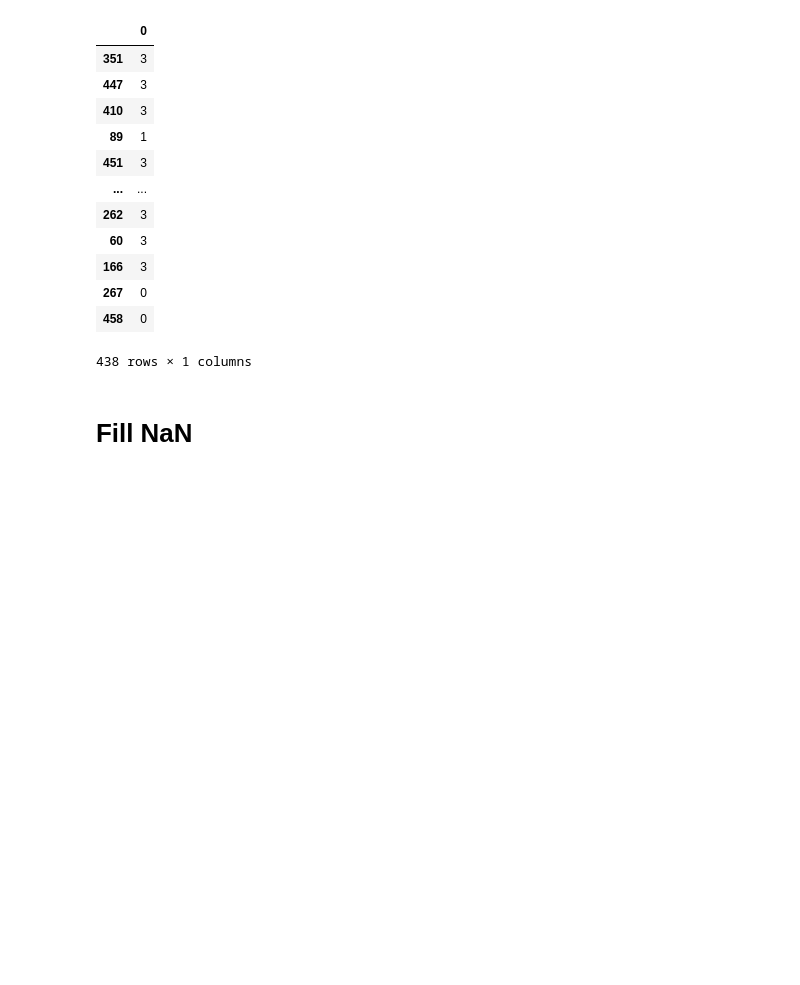
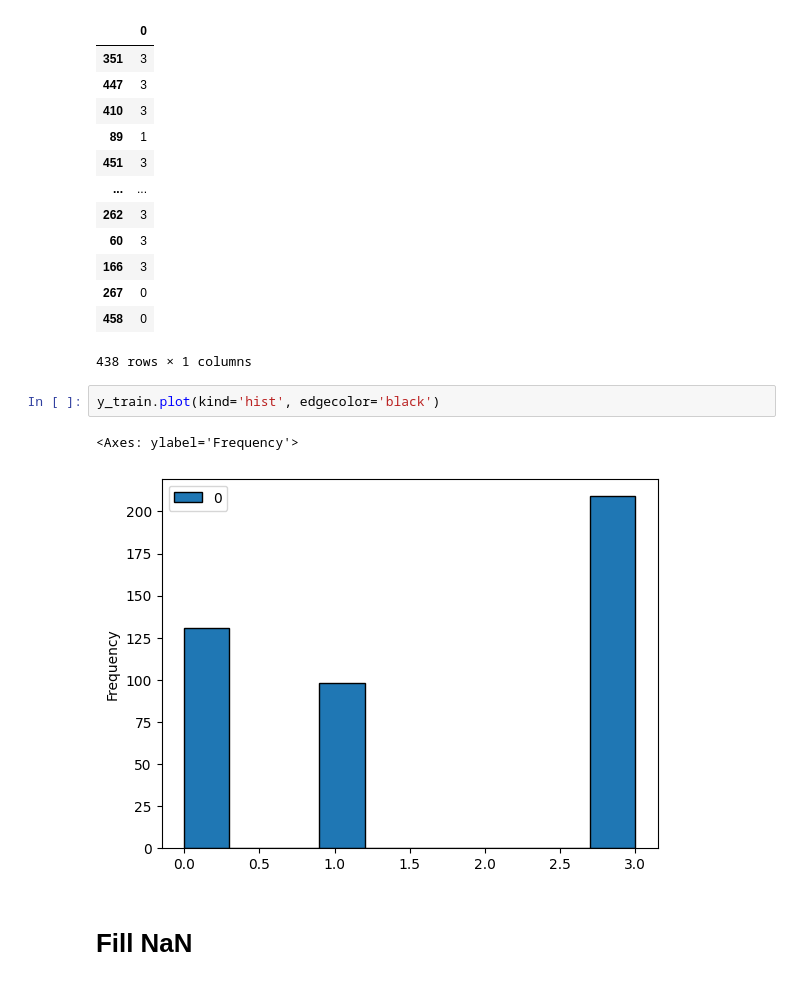
Before and after one commit to ML-DM-project/football-predict, a Jupyter notebook: all_feature_selection.ipynb, the cells around one changed output. Drawn from its saved outputs; the diff is of its cells as text; blank space fills up the shorter version.

```diff
--- a/all_feature_selection.ipynb
+++ b/all_feature_selection.ipynb
@@ -131,6 +131,11 @@ y_train
 | 267 | 0 |
 | 458 | 0 |
 438 rows × 1 columns
+# %%
+y_train.plot(kind='hist', edgecolor='black')
+# %% [output]
+<Axes: ylabel='Frequency'>
+[figure, added]
 # %% [markdown]
 # Fill NaN
 # %% [markdown]
```
Also changed, not shown: parts of 5 cells of this notebook, 11 other files.
